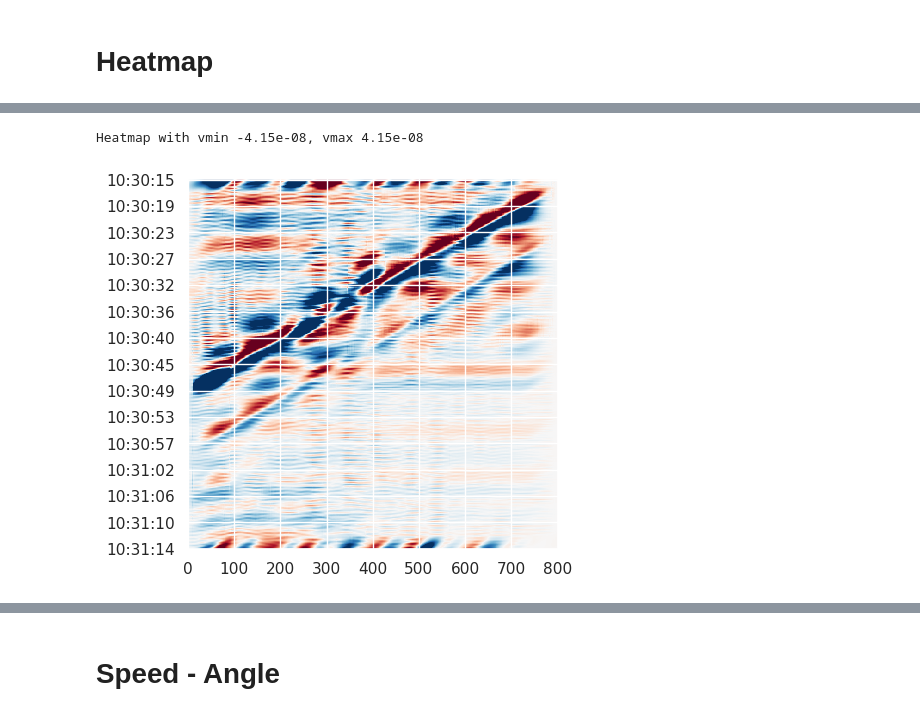
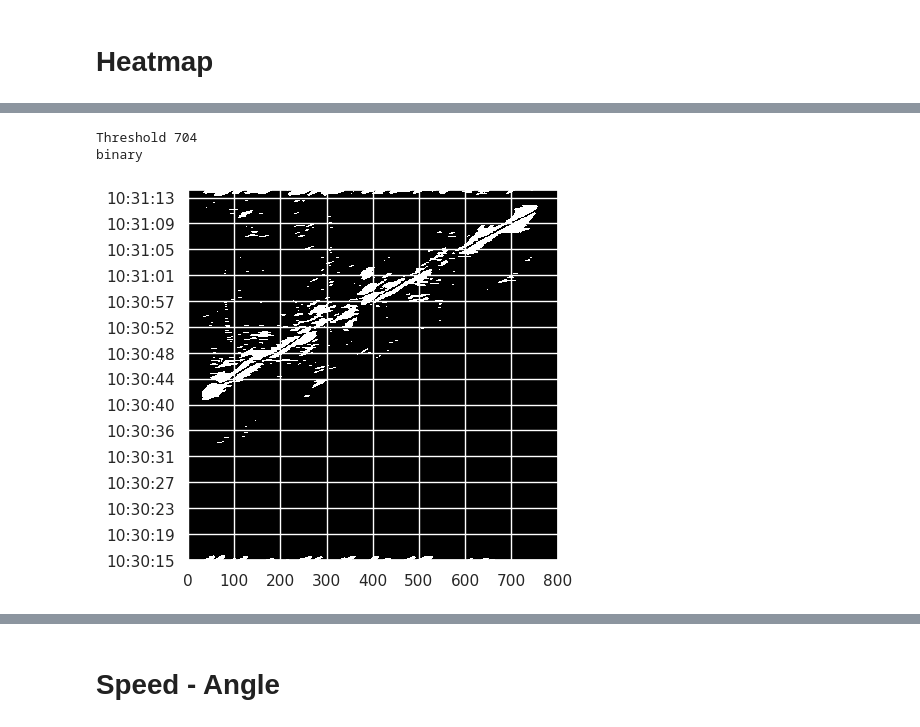
Before and after one commit to truongphanduykhanh/dasly, a Jupyter notebook: notebooks/8.3-khanhtruong-astfjordbrua.ipynb, the cells around one changed output, grey strips where cells are left out. Saved outputs shown, nothing was run; the diff lists cells and outputs as text; code cells hidden in the pictures.

```diff
--- a/notebooks/8.3-khanhtruong-astfjordbrua.ipynb
+++ b/notebooks/8.3-khanhtruong-astfjordbrua.ipynb
@@ -40,10 +54,12 @@ Heatmap with vmin -1.21e-05, vmax 1.21e-05
 # %%
 das.reset()
-das.sample(10)
-das.convolve_torch(90, 95, 20)
+das.sample(100)
+das.convolve(90, 95, 10)
+das.binary_filter()
 das.heatmap()
 # %% [output]
-Heatmap with vmin -4.15e-08, vmax 4.15e-08
+Threshold 704
+binary
-[figure, old version]
+[figure, new version]
 # %%
 das.reset()
```
Also changed, not shown: parts of 8 cells of this notebook, 3 other files.
